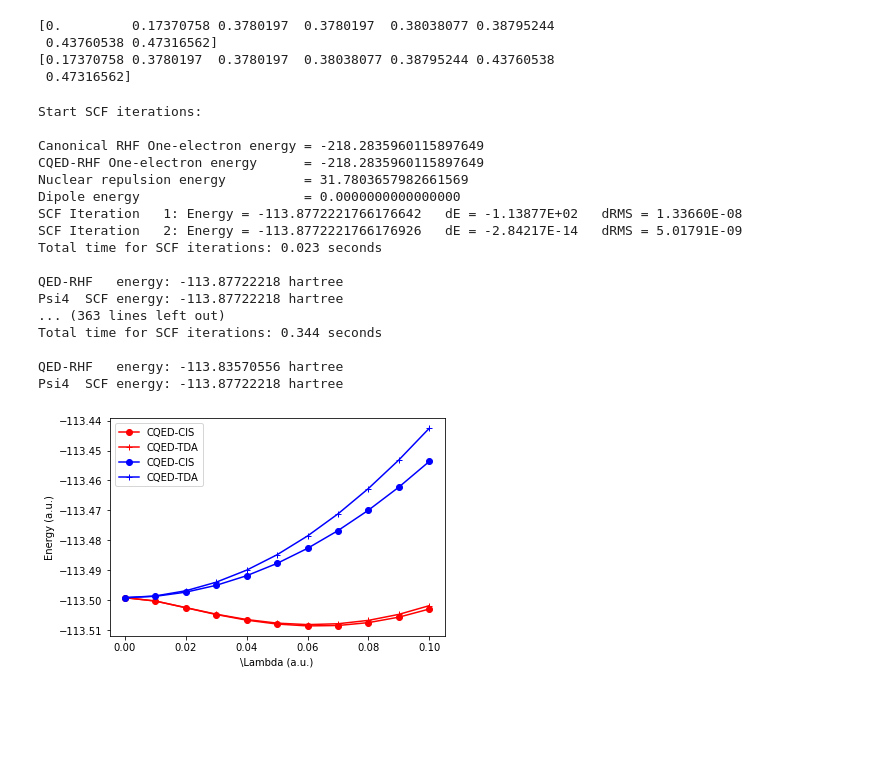
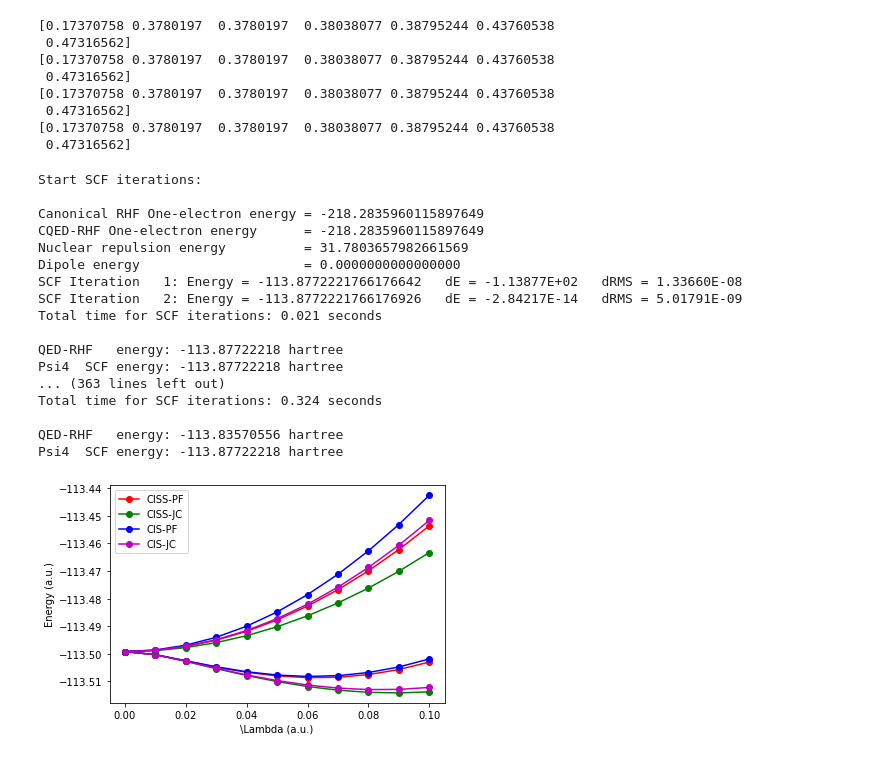
Before and after one commit to FoleyLab/psi4polaritonic, a Jupyter notebook: Comparing_CISS_prism.ipynb, the cells around one changed output. Cells and saved outputs as stored; diff of their text form; code cells hidden in the pictures; blank space fills up the shorter version.

Commit message:
Implemented helper_ciss_prism and have a jupyter demo of it

```diff
--- a/Comparing_CISS_prism.ipynb
+++ b/Comparing_CISS_prism.ipynb
@@ -78,19 +78,27 @@ cis_pf_e = cqed_cis_dict["CIS-PF ENERGY"]
 cis_jc_e = cqed_cis_dict["CIS-JC ENERGY"]
 
 
-print(cqed_cis_e[0:8])
-print(cqed_tda_e[:7])
+print(ciss_pf_e[1:8])
+print(ciss_jc_e[1:8])
+print(cis_pf_e[0:7])
+print(cis_jc_e[0:7])
 # %% [output]
-[0.         0.17370758 0.3780197  0.3780197  0.38038077 0.38795244
- 0.43760538 0.47316562]
 [0.17370758 0.3780197  0.3780197  0.38038077 0.38795244 0.43760538
  0.47316562]
+[0.17370758 0.3780197  0.3780197  0.38038077 0.38795244 0.43760538
+ 0.47316562]
+[0.17370758 0.3780197  0.3780197  0.38038077 0.38795244 0.43760538
+ 0.47316562]
+[0.17370758 0.3780197  0.3780197  0.38038077 0.38795244 0.43760538
+ 0.47316562]
 # %%
 lam_z = [0.0, 0.01, 0.02, 0.03, 0.04, 0.05, 0.06, 0.07, 0.08, 0.09, 0.1]
 # %%
 
-qed_tda = np.zeros((5,len(lam_z)))
-qed_cis = np.zeros((5,len(lam_z)))
+ciss_pf = np.zeros((5,len(lam_z)))
+ciss_jc = np.zeros((5,len(lam_z)))
+cis_pf = np.zeros((5,len(lam_z)))
+cis_jc = np.zeros((5,len(lam_z)))
 
 # lambda vector
 #lam = np.array([0,0,lam_z])
@@ -105,15 +113,25 @@ for l in lam_z:
     # get cqed_scf_e
     cqed_scf_e = cqed_cis_dict["CQED-RHF ENERGY"]
 
-    # get eigenvalues from full qed-cis
-    cqed_cis_e = cqed_cis_dict["CQED-CIS ENERGY"]
+    # get eigenvalues from CISS-PF
+    ciss_pf_e = cqed_cis_dict["CISS-PF ENERGY"]
+    # get eigenvalues from CISS-JC
+    ciss_jc_e = cqed_cis_dict["CISS-JC ENERGY"]
+    # get eigenvalues from CIS-PF
+    cis_pf_e = cqed_cis_dict["CIS-PF ENERGY"]
+    # get eigenvalues from CIS-JC
+    cis_jc_e = cqed_cis_dict["CIS-JC ENERGY"]
 
-    # get eigenvalues from tda-rwa approximation
-    cqed_tda_e = cqed_cis_dict["CQED-TDA-RWA ENERGY"]
 
-    qed_cis[:5,ctr] = cqed_scf_e+cqed_cis_e[:5]
-    qed_tda[0,ctr] = cqed_scf_e
-    qed_tda[1:5,ctr] = cqed_scf_e + cqed_tda_e[0:4]
+
+    ciss_pf[:5,ctr] = cqed_scf_e+ciss_pf_e[:5]
+    ciss_jc[:5,ctr] = cqed_scf_e+ciss_jc_e[:5]
+
+    cis_pf[0,ctr] = cqed_scf_e
+    cis_jc[0,ctr] = cqed_scf_e
+
+    cis_pf[1:5,ctr] = cqed_scf_e + cis_pf_e[0:4]
+    cis_jc[1:5,ctr] = cqed_scf_e + cis_jc_e[0:4]
     ctr += 1
 # %% [output]
 Start SCF iterations:
@@ -124,28 +142,31 @@ Nuclear repulsion energy          = 31.7803657982661569
 Dipole energy                     = 0.0000000000000000
 SCF Iteration   1: Energy = -113.8772221766176642   dE = -1.13877E+02   dRMS = 1.33660E-08
 SCF Iteration   2: Energy = -113.8772221766176926   dE = -2.84217E-14   dRMS = 5.01791E-09
-Total time for SCF iterations: 0.023 seconds
+Total time for SCF iterations: 0.021 seconds
 
 QED-RHF   energy: -113.87722218 hartree
 Psi4  SCF energy: -113.87722218 hartree
 ... (363 lines left out)
-Total time for SCF iterations: 0.344 seconds
+Total time for SCF iterations: 0.324 seconds
 
 QED-RHF   energy: -113.83570556 hartree
 Psi4  SCF energy: -113.87722218 hartree
 # %%
 from matplotlib import pyplot as plt
 
-plt.plot(lam_z, qed_cis[2,:], 'r-o', label="CQED-CIS")
-plt.plot(lam_z, qed_tda[2,:], 'r-+', label="CQED-TDA")
-plt.plot(lam_z, qed_cis[3,:], 'b-o', label="CQED-CIS")
-plt.plot(lam_z, qed_tda[3,:], 'b-+', label="CQED-TDA")
-#plt.plot(lam_z, qed_cis[2,:], 'b--', label="CQED-CIS")
-#plt.plot(lam_z, qed_tda[2,:], 'r--', label="CQED-TDA")
+plt.plot(lam_z, ciss_pf[2,:], 'r-o', label='CISS-PF')
+plt.plot(lam_z, ciss_jc[2,:], 'g-o', label='CISS-JC')
+plt.plot(lam_z, cis_pf[2,:], 'b-o', label='CIS-PF')
+plt.plot(lam_z, cis_jc[2,:], 'm-o', label='CIS-JC')
+plt.plot(lam_z, ciss_pf[3,:], 'r-o')
+plt.plot(lam_z, ciss_jc[3,:], 'g-o')
+plt.plot(lam_z, cis_pf[3,:], 'b-o')
+plt.plot(lam_z, cis_jc[3,:], 'm-o')
+
 plt.xlabel("\Lambda (a.u.)")
 plt.ylabel("Energy (a.u.)")
 plt.legend()
-plt.savefig("TDA_vs_CIS.png")
+plt.savefig("Compare_Prism.png")
 plt.show()
 # %% [output]
-[figure, old version]
+[figure, new version]
```
Also changed, not shown: parts of 1 cell of this notebook, 2 other files.
